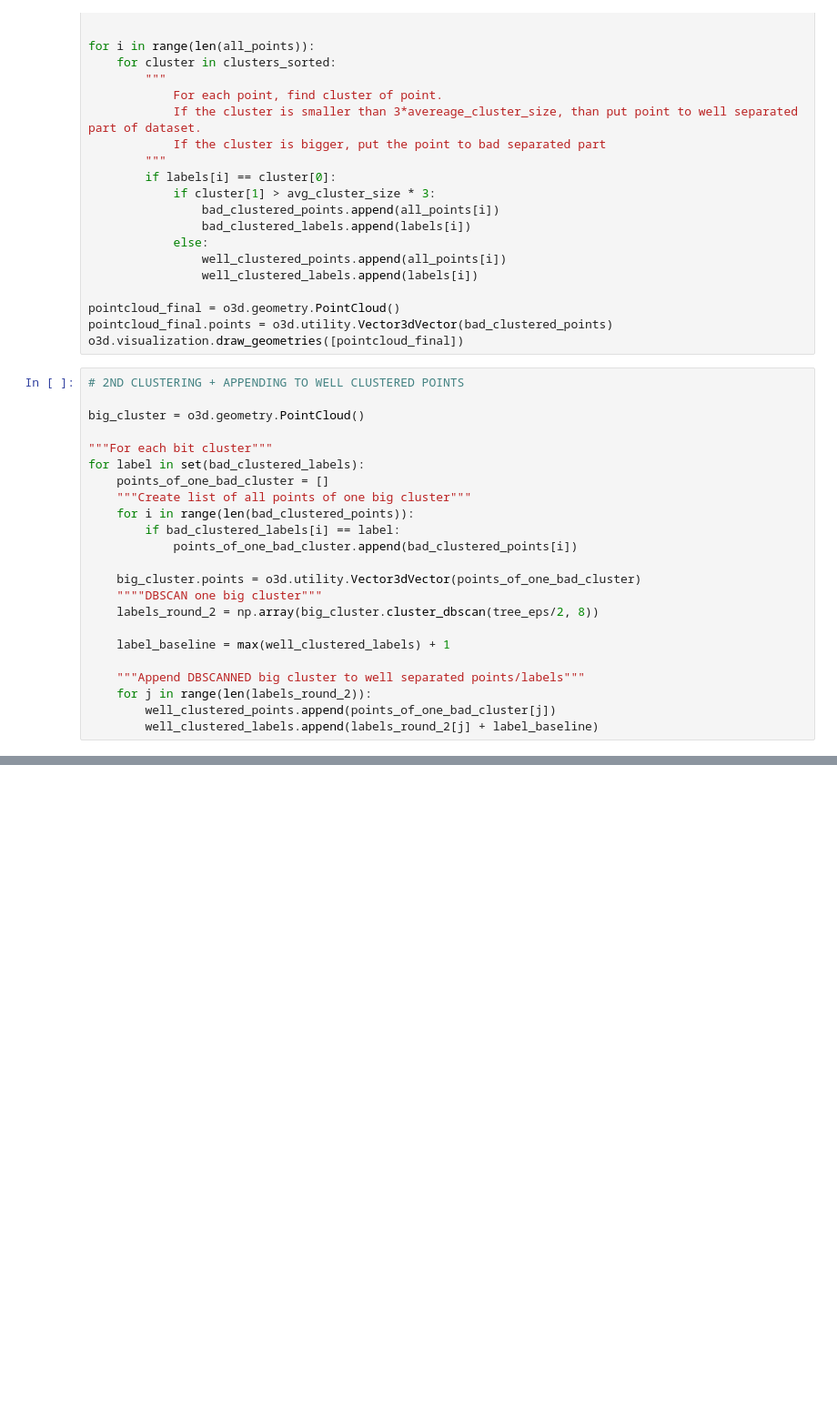
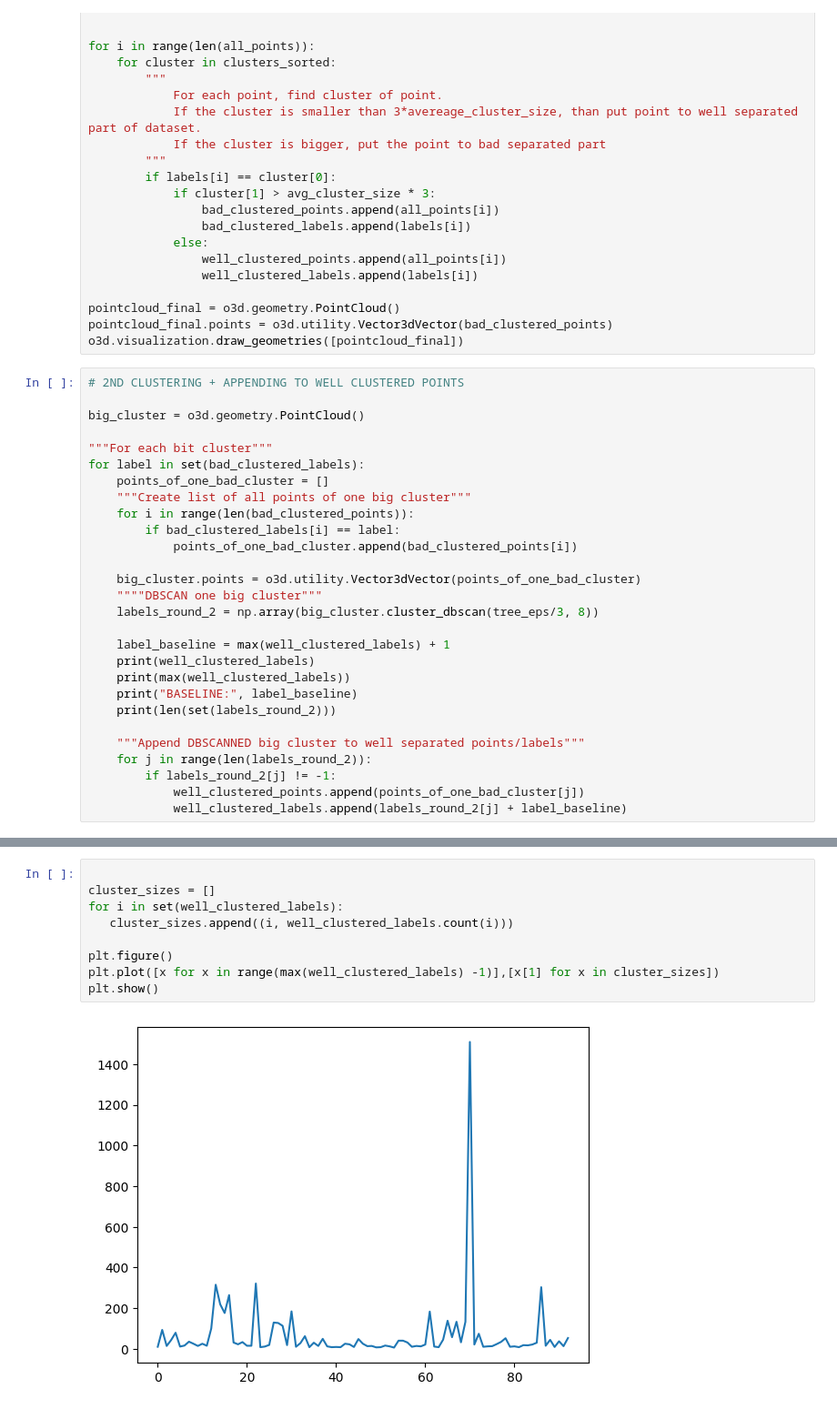
Before and after one commit to lainczlukas/PPV-forever-4, a Jupyter notebook: zadanie_lukas_turbo.ipynb, the cells around one changed output, grey strips where cells are left out. Shown: that part at 91% size. Saved outputs shown, nothing was run; the diff lists cells and outputs as text; blank space fills up the shorter version.

```diff
--- a/zadanie_lukas_turbo.ipynb
+++ b/zadanie_lukas_turbo.ipynb
@@ -111,11 +112,16 @@ for label in set(bad_clustered_labels):
 
     big_cluster.points = o3d.utility.Vector3dVector(points_of_one_bad_cluster)
     """"DBSCAN one big cluster"""
-    labels_round_2 = np.array(big_cluster.cluster_dbscan(tree_eps/2, 8))
+    labels_round_2 = np.array(big_cluster.cluster_dbscan(tree_eps/3, 8))
 
     label_baseline = max(well_clustered_labels) + 1
+    print(well_clustered_labels)
+    print(max(well_clustered_labels))
+    print("BASELINE:", label_baseline)
+    print(len(set(labels_round_2)))
 
     """Append DBSCANNED big cluster to well separated points/labels"""
     for j in range(len(labels_round_2)):
-        well_clustered_points.append(points_of_one_bad_cluster[j])
-        well_clustered_labels.append(labels_round_2[j] + label_baseline)
+        if labels_round_2[j] != -1:
+            well_clustered_points.append(points_of_one_bad_cluster[j])
+            well_clustered_labels.append(labels_round_2[j] + label_baseline)
@@ -136 +154,12 @@ pointcloud_final.colors = o3d.utility.Vector3dVector(colors2)
 o3d.visualization.draw_geometries([pointcloud_final])
+# %%
+
+cluster_sizes = []
+for i in set(well_clustered_labels):
+   cluster_sizes.append((i, well_clustered_labels.count(i)))
+
+plt.figure()
+plt.plot([x for x in range(max(well_clustered_labels) -1)],[x[1] for x in cluster_sizes])
+plt.show()
+# %% [output]
+[figure, added]
```
Also changed, not shown: parts of 3 cells of this notebook.
